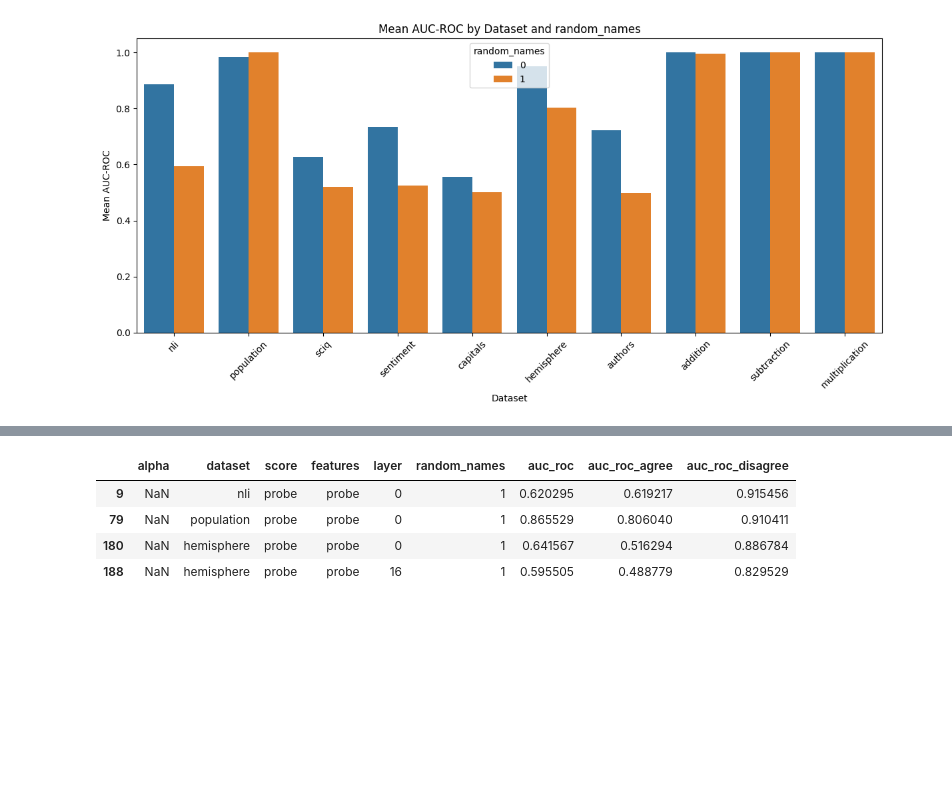
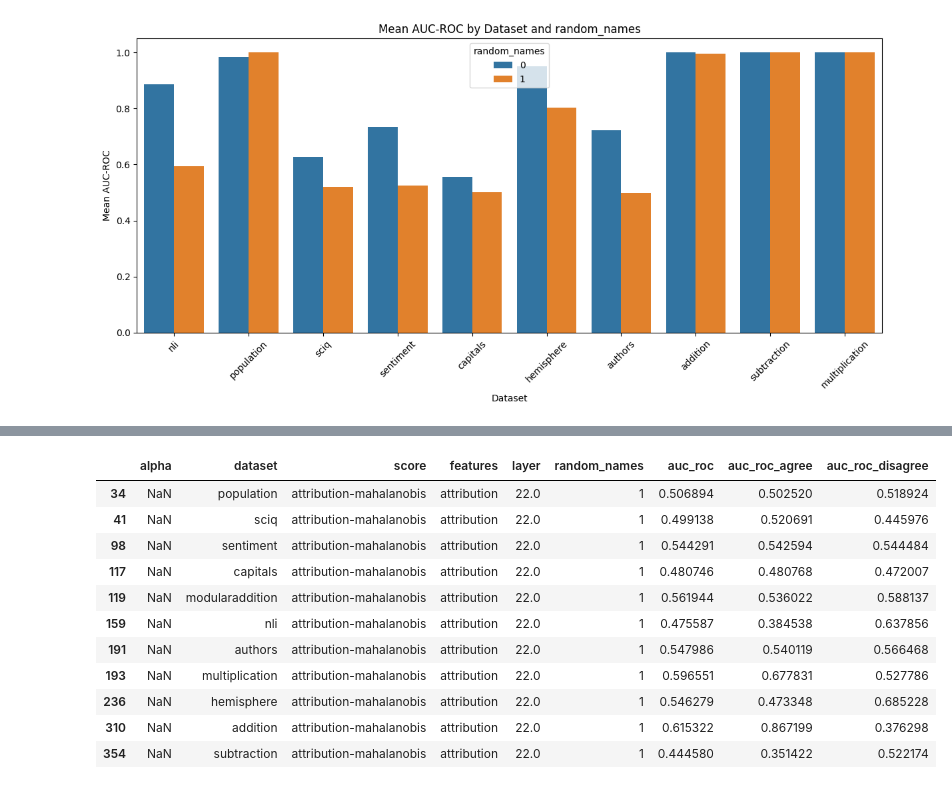
Before and after one commit to EleutherAI/cupbearer, a Jupyter notebook: notebooks/plot_results.ipynb, the cells around one changed output, grey strips where cells are left out. Cells and saved outputs as stored; diff of their text form; code cells hidden in the pictures; blank space fills up the shorter version.

Commit message:
some teaks to plot function

```diff
--- a/notebooks/plot_results.ipynb
+++ b/notebooks/plot_results.ipynb
@@ -176,0 +191,8 @@ plot_auc_roc_by_layer_by_score(df)
+# %%
+df = get_data(filters['layerwise_agnostic'])
+df.loc[df['score'].isin(['rephrase', 'misconception', 'probe', 'attribution-mahalanobis']), 'layer'] = -1
+df['score'] = df['score'].cat.add_categories('probe destabilization')
+df.loc[df['score'] == 'probe', 'score'] = 'probe destabilization'
+df['score'] = df['score'].cat.remove_unused_categories()
+
+plot_auc_roc_by_layer_by_score(df)
@@ -177,8 +202,15 @@ plot_auc_roc_by_layer_by_score(df)
 # %%
-df[df['score']=='probe']
+df[df['score']=='attribution-mahalanobis']
 # %% [output]
 |  | alpha | dataset | score | features | layer | random_names | auc_roc | auc_roc_agree | auc_roc_disagree |
-| 9 | NaN | nli | probe | probe | 0 | 1 | 0.620295 | 0.619217 | 0.915456 |
-| 79 | NaN | population | probe | probe | 0 | 1 | 0.865529 | 0.806040 | 0.910411 |
-| 180 | NaN | hemisphere | probe | probe | 0 | 1 | 0.641567 | 0.516294 | 0.886784 |
-| 188 | NaN | hemisphere | probe | probe | 16 | 1 | 0.595505 | 0.488779 | 0.829529 |
+| 34 | NaN | population | attribution-mahalanobis | attribution | 22.0 | 1 | 0.506894 | 0.502520 | 0.518924 |
+| 41 | NaN | sciq | attribution-mahalanobis | attribution | 22.0 | 1 | 0.499138 | 0.520691 | 0.445976 |
+| 98 | NaN | sentiment | attribution-mahalanobis | attribution | 22.0 | 1 | 0.544291 | 0.542594 | 0.544484 |
+| 117 | NaN | capitals | attribution-mahalanobis | attribution | 22.0 | 1 | 0.480746 | 0.480768 | 0.472007 |
+| 119 | NaN | modularaddition | attribution-mahalanobis | attribution | 22.0 | 1 | 0.561944 | 0.536022 | 0.588137 |
+| 159 | NaN | nli | attribution-mahalanobis | attribution | 22.0 | 1 | 0.475587 | 0.384538 | 0.637856 |
+| 191 | NaN | authors | attribution-mahalanobis | attribution | 22.0 | 1 | 0.547986 | 0.540119 | 0.566468 |
+| 193 | NaN | multiplication | attribution-mahalanobis | attribution | 22.0 | 1 | 0.596551 | 0.677831 | 0.527786 |
+| 236 | NaN | hemisphere | attribution-mahalanobis | attribution | 22.0 | 1 | 0.546279 | 0.473348 | 0.685228 |
+| 310 | NaN | addition | attribution-mahalanobis | attribution | 22.0 | 1 | 0.615322 | 0.867199 | 0.376298 |
+| 354 | NaN | subtraction | attribution-mahalanobis | attribution | 22.0 | 1 | 0.444580 | 0.351422 | 0.522174 |
```
Also changed, not shown: parts of 4 cells of this notebook.
